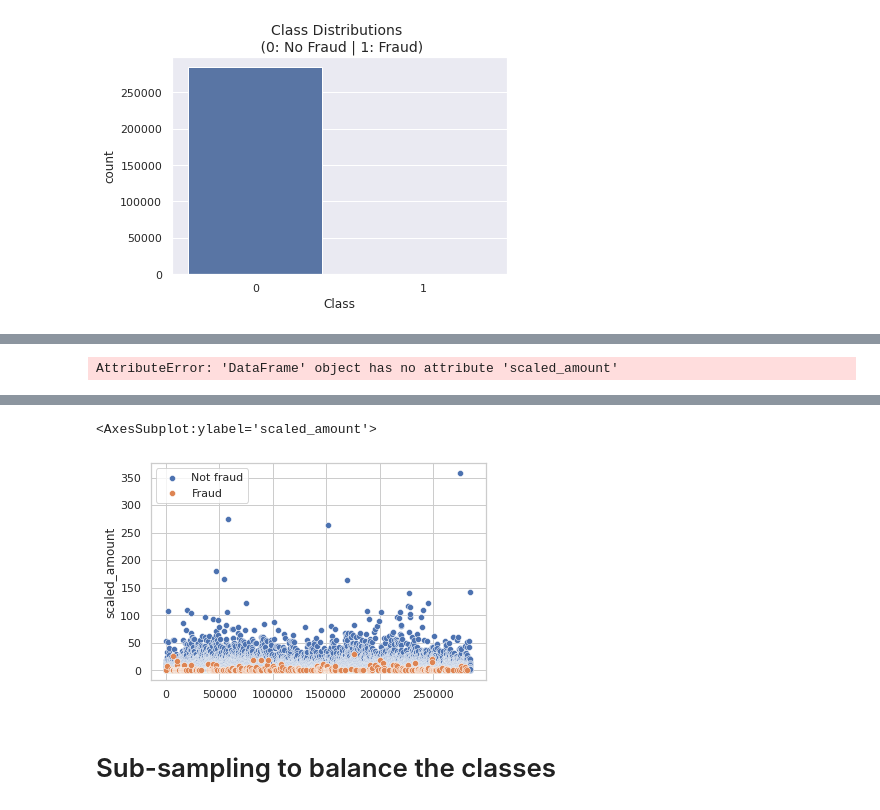
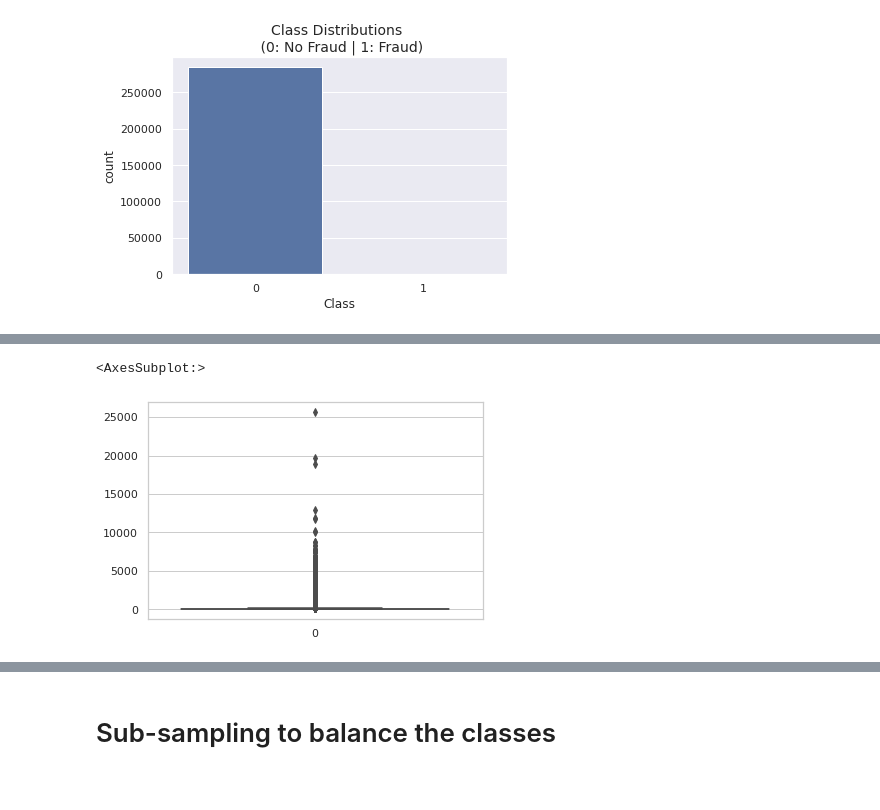
Before and after one commit to Yadukrishnan1/Credit-Card-Fraud-Detection, a Jupyter notebook: fraud-detection.ipynb, the cells around one changed output, grey strips where cells are left out. Drawn from its saved outputs; the diff is of its cells as text; code cells hidden in the pictures.

```diff
--- a/fraud-detection.ipynb
+++ b/fraud-detection.ipynb
@@ -89,10 +90,11 @@ KeyError: 'scaled_amount'
 # %%
 # Outlier detection
 
 sns.set_theme(style="whitegrid")
-sns.boxplot(data=df.scaled_amount)
+sns.boxplot(data=df.Amount)
 # %% [output]
-AttributeError: 'DataFrame' object has no attribute 'scaled_amount'
+<AxesSubplot:>
+[figure, added]
 # %%
 # Scaling of features: All columns except amount and time are scaled using PCA.
 
@@ -123,16 +123,6 @@ df.describe()
 | 75% | 1.315642e+00 | 8.037239e-01 | 1.027196e+00 | 7.433413e-01 | 6.119264e-01 | 3.985649e-01 | 5.704361e-01 | 3.273459e-01 | 5.971390e-01 | 4.539234e-01 | ... | ... |
 | max | 2.454930e+00 | 2.205773e+01 | 9.382558e+00 | 1.687534e+01 | 3.480167e+01 | 7.330163e+01 | 1.205895e+02 | 2.000721e+01 | 1.559499e+01 | 2.374514e+01 | ... | ... |
 8 rows × 31 columns
-# %%
-# Outlier detection
-
-sns.scatterplot(data=df[df['Class']==0]['scaled_amount'], label='Not fraud')
-sns.scatterplot(data=df[df['Class']==1]['scaled_amount'], label='Fraud')
-
-# All outliers are not frauds, so they can be safley discarded.
-# %% [output]
-<AxesSubplot:ylabel='scaled_amount'>
-[figure, removed]
 # %% [markdown]
 # Sub-sampling to balance the classes
 # %%
```
Also changed, not shown: parts of 16 cells of this notebook.
